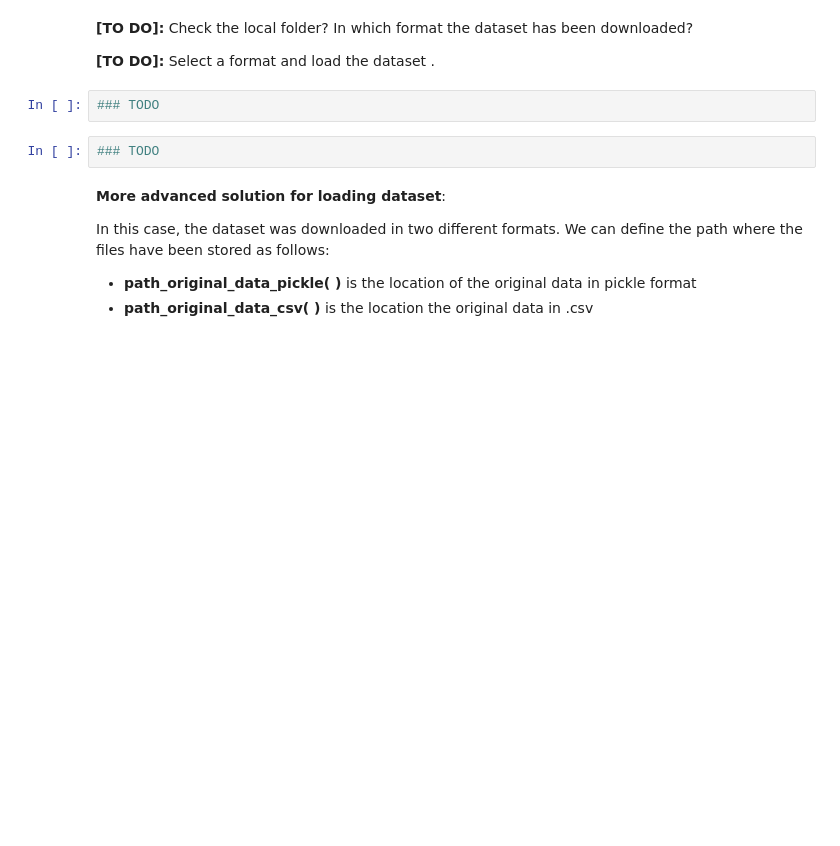
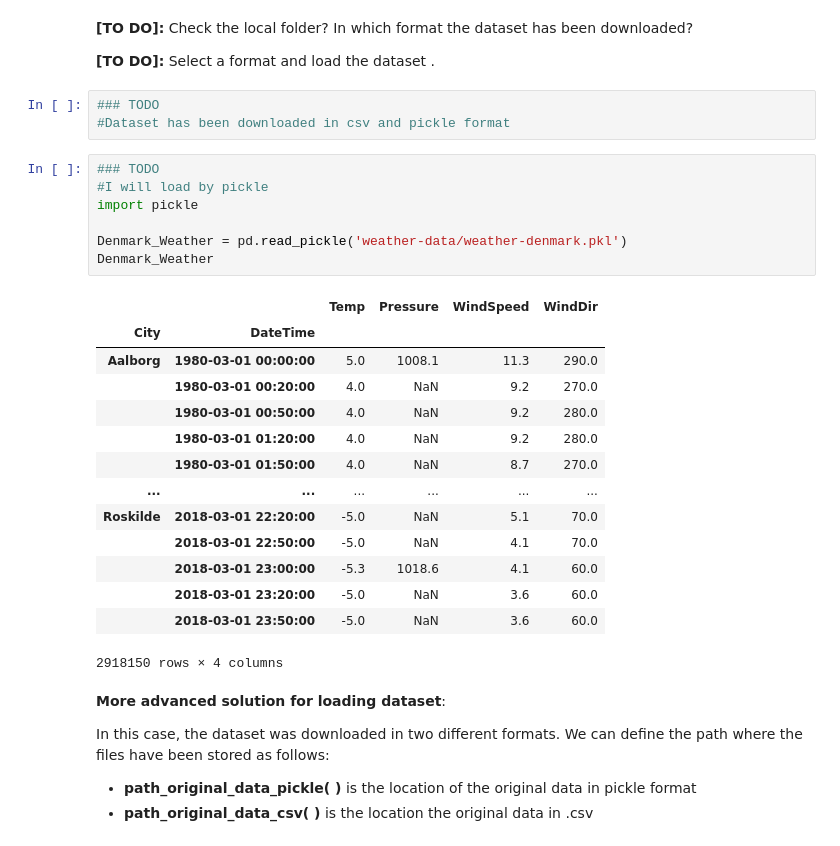
Before and after one commit to UCL-ELEC0136/1-data-acquisition-Trinity-Actual, a Jupyter notebook: daps-lab1-data-acquisition.ipynb, the cells around one changed output. Saved outputs shown, nothing was run; the diff lists cells and outputs as text; blank space fills up the shorter version.

```diff
--- a/daps-lab1-data-acquisition.ipynb
+++ b/daps-lab1-data-acquisition.ipynb
@@ -341,10 +345,31 @@ download_and_extract(url=data_url, download_dir=data_dir)
 **[TO DO]:** Check the local folder? In which format the dataset has been downloaded?
 
 **[TO DO]:** Select a format and load the dataset .
-# %%
-### TODO
-# %%
-### TODO
+# %%
+### TODO
+#Dataset has been downloaded in csv and pickle format
+# %%
+### TODO
+#I will load by pickle
+import pickle
+
+Denmark_Weather = pd.read_pickle('weather-data/weather-denmark.pkl')
+Denmark_Weather
+# %% [output]
+|  |  | Temp | Pressure | WindSpeed | WindDir |
+| City | DateTime |  |  |  |  |
+| Aalborg | 1980-03-01 00:00:00 | 5.0 | 1008.1 | 11.3 | 290.0 |
+|  | 1980-03-01 00:20:00 | 4.0 | NaN | 9.2 | 270.0 |
+|  | 1980-03-01 00:50:00 | 4.0 | NaN | 9.2 | 280.0 |
+|  | 1980-03-01 01:20:00 | 4.0 | NaN | 9.2 | 280.0 |
+|  | 1980-03-01 01:50:00 | 4.0 | NaN | 8.7 | 270.0 |
+| ... | ... | ... | ... | ... | ... |
+| Roskilde | 2018-03-01 22:20:00 | -5.0 | NaN | 5.1 | 70.0 |
+|  | 2018-03-01 22:50:00 | -5.0 | NaN | 4.1 | 70.0 |
+|  | 2018-03-01 23:00:00 | -5.3 | 1018.6 | 4.1 | 60.0 |
+|  | 2018-03-01 23:20:00 | -5.0 | NaN | 3.6 | 60.0 |
+|  | 2018-03-01 23:50:00 | -5.0 | NaN | 3.6 | 60.0 |
+2918150 rows × 4 columns
 # %% [markdown]
 **More advanced solution for loading dataset**:
 
```
Also changed, not shown: parts of 10 cells of this notebook.
